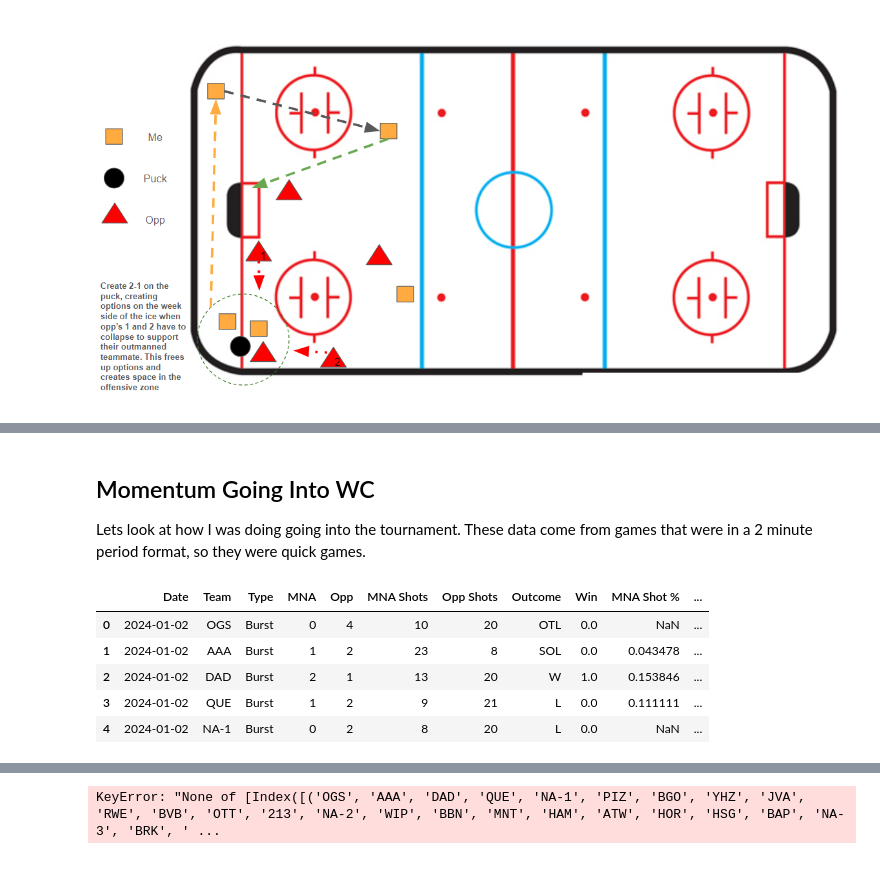
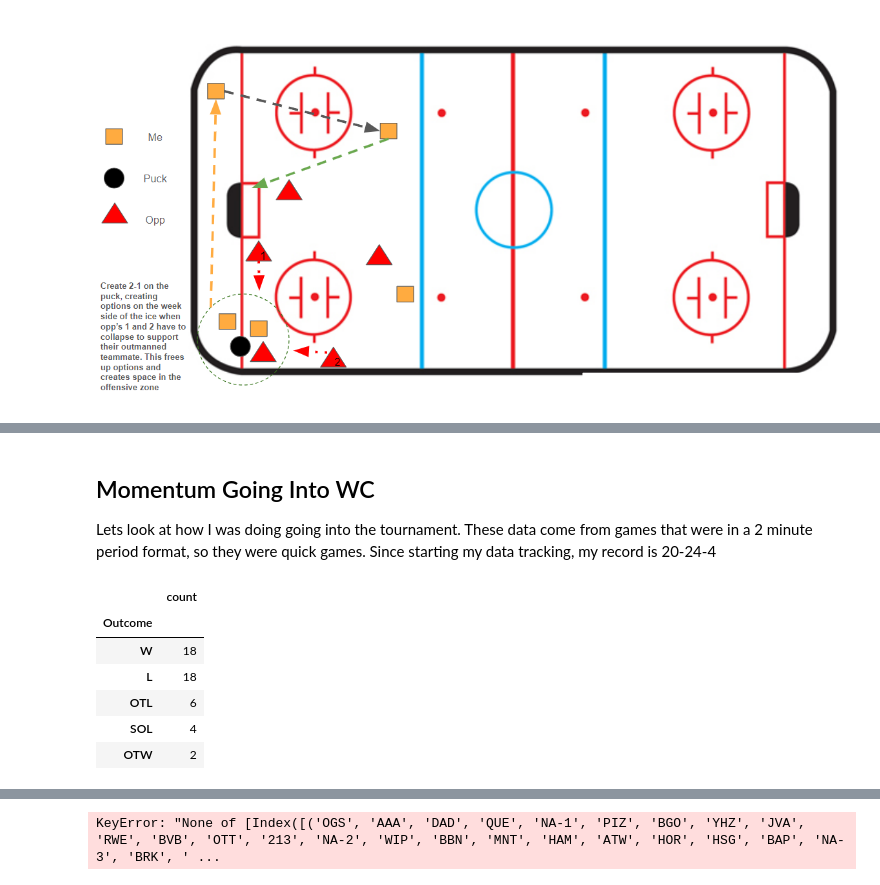
Before and after one commit to callawayh/HUT, a Jupyter notebook: Hut Aftermath.ipynb, the cells around one changed output, grey strips where cells are left out. Drawn from its saved outputs; the diff is of its cells as text; code cells hidden in the pictures.

```diff
--- a/Hut Aftermath.ipynb
+++ b/Hut Aftermath.ipynb
@@ -128,12 +145,13 @@ When I am stuck in my D zone, I try to get out out the zone by having the center
 # %% [markdown]
 ## Momentum Going Into WC
-Lets look at how I was doing going into the tournament. These data come from games that were in a 2 minute period format, so they were quick games.
+Lets look at how I was doing going into the tournament. These data come from games that were in a 2 minute period format, so they were quick games. Since starting my data tracking, my record is 20-24-4
 # %%
-regular.head()
+pd.DataFrame(regular.Outcome.value_counts())
 # %% [output]
-|  | Date | Team | Type | MNA | Opp | MNA Shots | Opp Shots | Outcome | Win | MNA Shot % | ... |
-| 0 | 2024-01-02 | OGS | Burst | 0 | 4 | 10 | 20 | OTL | 0.0 | NaN | ... |
-| 1 | 2024-01-02 | AAA | Burst | 1 | 2 | 23 | 8 | SOL | 0.0 | 0.043478 | ... |
-| 2 | 2024-01-02 | DAD | Burst | 2 | 1 | 13 | 20 | W | 1.0 | 0.153846 | ... |
-| 3 | 2024-01-02 | QUE | Burst | 1 | 2 | 9 | 21 | L | 0.0 | 0.111111 | ... |
-| 4 | 2024-01-02 | NA-1 | Burst | 0 | 2 | 8 | 20 | L | 0.0 | NaN | ... |
+|  | count |
+| Outcome |  |
+| W | 18 |
+| L | 18 |
+| OTL | 6 |
+| SOL | 4 |
+| OTW | 2 |
```
Also changed, not shown: parts of 22 cells of this notebook.
